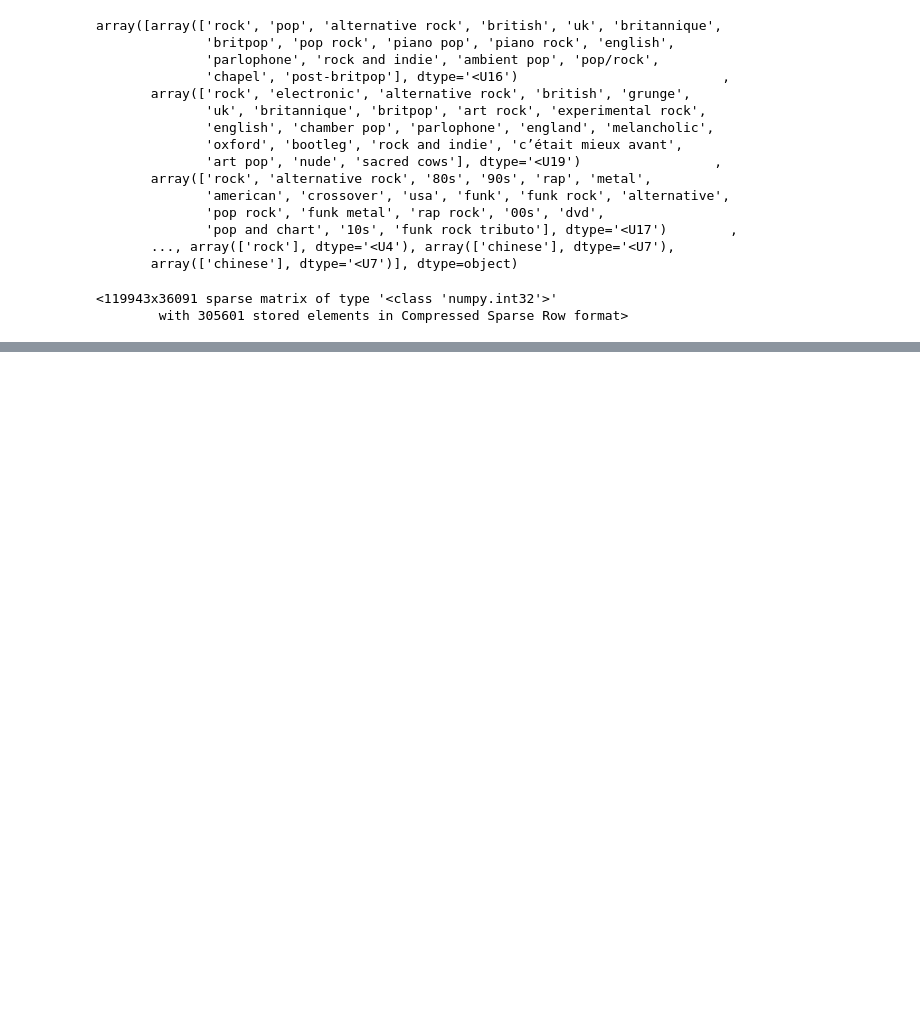
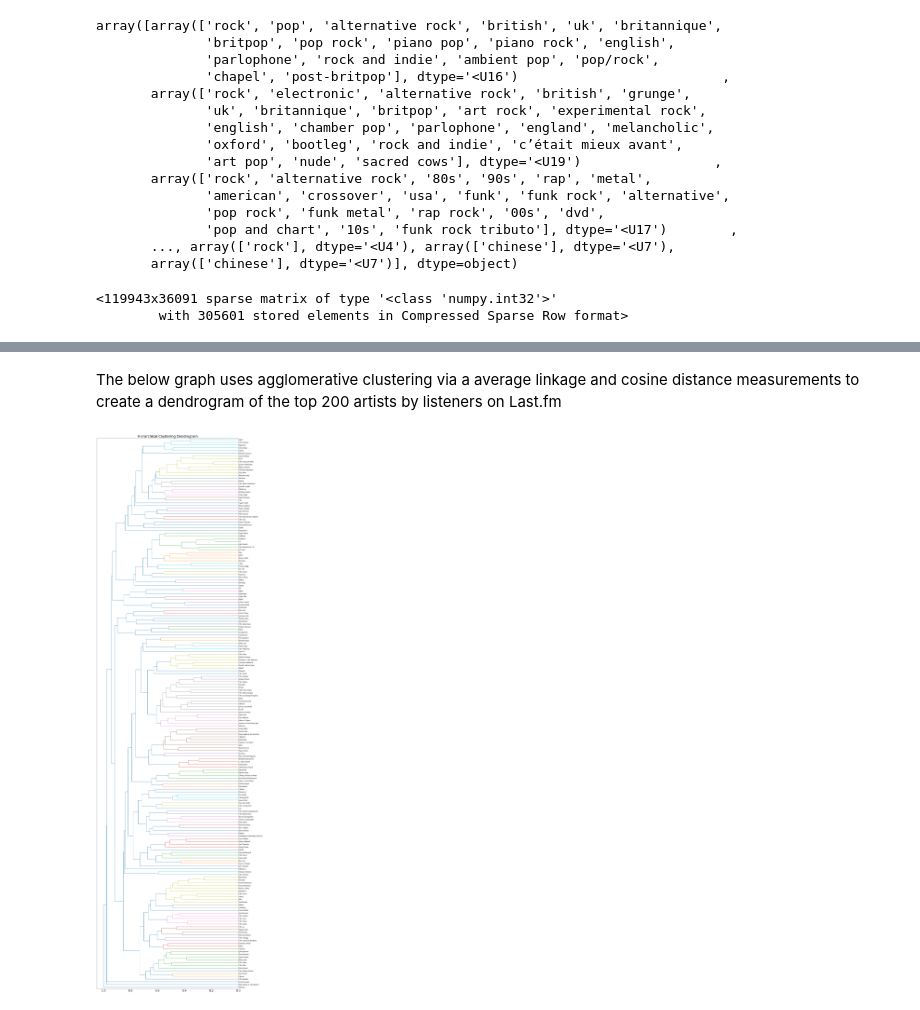
Before and after one commit to abarbieu/music-recommender, a Jupyter notebook: Clustering.ipynb, the cells around one changed output, grey strips where cells are left out. Drawn from its saved outputs; the diff is of its cells as text; code cells hidden in the pictures; blank space fills up the shorter version.

```diff
--- a/Clustering.ipynb
+++ b/Clustering.ipynb
@@ -180,0 +260,48 @@ tmr = tag_matrix.toarray()
+# %%
+def plot_dendrogram(model, **kwargs):
+    # Create linkage matrix and then plot the dendrogram
+
+    # create the counts of samples under each node
+    counts = np.zeros(model.children_.shape[0])
+    n_samples = len(model.labels_)
+    for i, merge in enumerate(model.children_):
+        current_count = 0
+        for child_idx in merge:
+            if child_idx < n_samples:
+                current_count += 1  # leaf node
+            else:
+                current_count += counts[child_idx - n_samples]
+        counts[i] = current_count
+
+    linkage_matrix = np.column_stack(
+        [model.children_, model.distances_, counts]
+    ).astype(float)
+
+    # Plot the corresponding dendrogram
+
+    plt.figure(figsize=(20,80))
+    plt.rcParams.update({'font.size': 22})
+    dendrogram(linkage_matrix, **kwargs)
+    plt.title("Hierarchical Clustering Dendrogram")
+
+    plt.savefig('test1.png', format="png")
+    plt.show()
+# %%
+from matplotlib import pyplot as plt
+from matplotlib import matplotlib_fname as fname
+from scipy.cluster.hierarchy import dendrogram
+from sklearn.datasets import load_iris
+from sklearn.cluster import AgglomerativeClustering
+model = AgglomerativeClustering(distance_threshold=0, n_clusters=None, linkage='average', affinity='cosine')
+
+model = model.fit(condensed)
+label_vals = top2k['artist_mb'].to_list()
+# %% [markdown]
+The below graph uses agglomerative clustering via a average linkage and cosine distance measurements to create a dendrogram of the top 200 artists by listeners on Last.fm
+# %%
+plot_dendrogram(model, labels=label_vals, leaf_font_size=12, color_threshold=0.6, orientation='left')
+plt.clf()
+plt.cla()
+plt.close()
+# %% [output]
+[figure, added]
```
Also changed, not shown: parts of 19 cells of this notebook, 3 other files.
